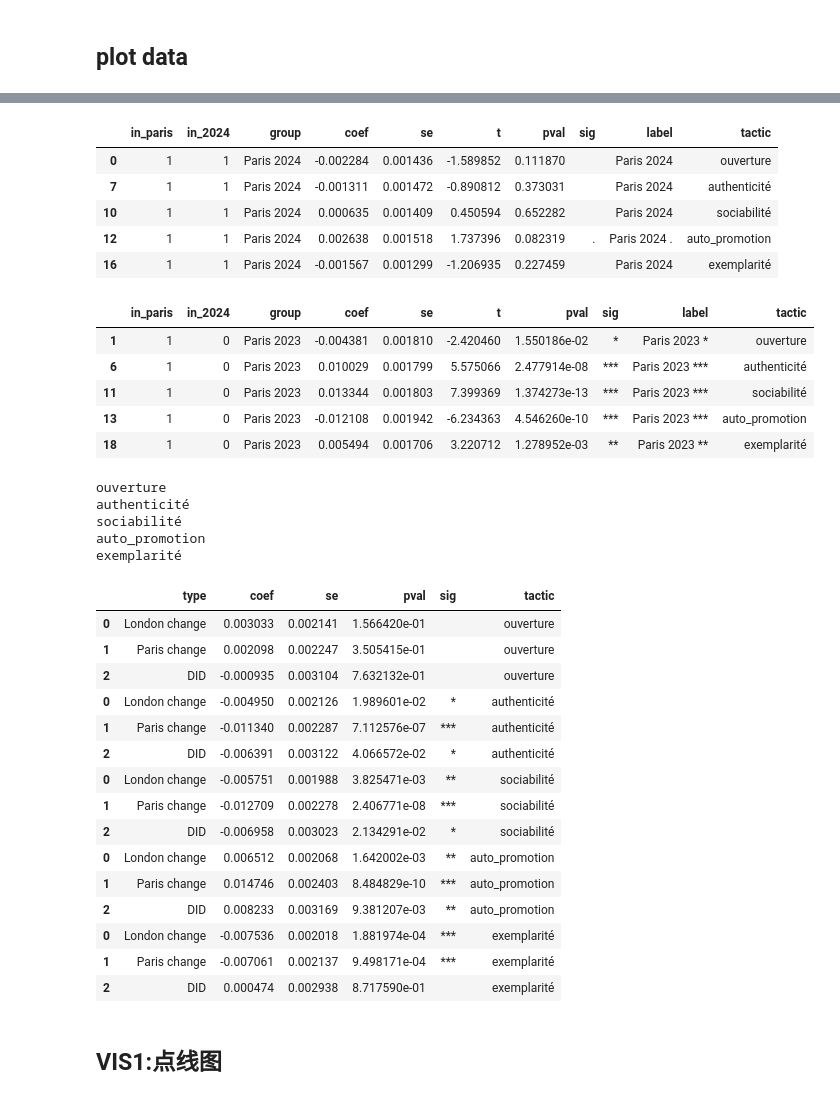
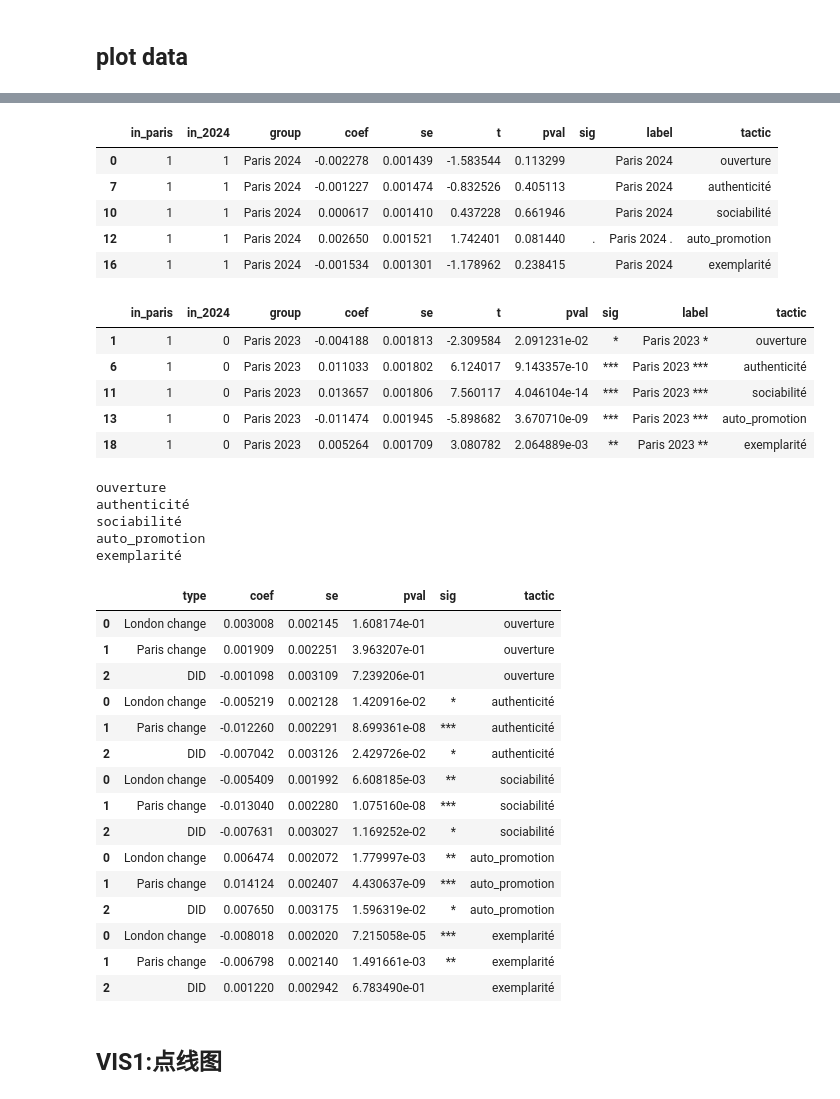
Before and after one commit to yeliu-dh/SelfPresentation_Multimodal_airbnb, a Jupyter notebook: D_stat/test_mod2324.ipynb, the cells around one changed output, grey strips where cells are left out. Drawn from its saved outputs; the diff is of its cells as text; code cells hidden in the pictures.

```diff
--- a/D_stat/test_mod2324.ipynb
+++ b/D_stat/test_mod2324.ipynb
@@ -32,3 +32,11 @@ print(df_all.shape)
 # %%
 # df_all.rename(columns={'len':'text_length'}, inplace=True)
 # df_all.to_csv(path_df, index=False)
+
+# host_picture_type=> dummy
+df_all["pic_no_person"] = (df_all["host_picture_type"]=="no_person").astype(int)
+df_all["pic_pro_style"] = (df_all["host_picture_type"]=="pro_style").astype(int)
+df_all["pic_life_style"] = (df_all["host_picture_type"]=="life_style").astype(int)
+df_all['host_is_superhost']=df_all['host_is_superhost'].apply(lambda x: 1 if x=="t" else 0)
+print(df_all.host_is_superhost.value_counts(dropna=False))
+print(df_all[['pic_no_person','pic_pro_style','pic_life_style']].value_counts(dropna=False))
@@ -539,7 +519,8 @@ x_vars=["host_identity_verified",
     "lang", "text_length",
     "price","availability_90","room_type", "instant_bookable", #'is_within_1km'
     "ouverture", "authenticité","sociabilité","auto_promotion","exemplarité",
-    "host_picture_type","is_smiling"
+    "host_picture_type",'pic_no_person','pic_pro_style','pic_life_style',
+    "is_smiling"
 ]
 
 
@@ -551,7 +532,9 @@ formula= ("booking_rate_l90d ~ C(host_identity_verified)  + review_scores_rating
         "text_length + C(lang) +"
         "price  + availability_90 + C(room_type) + C(instant_bookable) + "
         "ouverture + authenticité + sociabilité + auto_promotion + exemplarité +"
-        "C(host_picture_type) + is_smiling + "
+        # "C(host_picture_type) +"
+        "pic_no_person + pic_pro_style + pic_life_style +"
+        " is_smiling + "
         "in_paris * in_2024"
 )
 
@@ -608,8 +591,8 @@ formula= ("booking_rate_l90d ~ C(host_identity_verified)  + review_scores_rating
         "price  + availability_90 + C(room_type) + C(instant_bookable) + "
         "(ouverture + authenticité + sociabilité + auto_promotion + exemplarité +C(host_picture_type) + is_smiling + C(host_is_superhost))*in_paris*in_2024"
 )
-model=smf.ols(formula, data=df_dropnoface).fit()
-summary=model.summary()
+model_interaction=smf.ols(formula, data=df_dropnoface).fit()
+summary=model_interaction.summary()
 print(summary)
 # %% [output]
                             OLS Regression Results
@@ -850,18 +837,16 @@ display(all_results_df)
 # %%
-all_results_df[all_results_df["group"]=="Paris 2024"]
+display(all_results_df[all_results_df["group"]=="Paris 2024"])
+display(all_results_df[all_results_df["group"]=="Paris 2023"])
 # %% [output]
 |  | in_paris | in_2024 | group | coef | se | t | pval | sig | label | tactic |
-| 0 | 1 | 1 | Paris 2024 | -0.002284 | 0.001436 | -1.589852 | 0.111870 |  | Paris 2024 | ouverture |
-| 7 | 1 | 1 | Paris 2024 | -0.001311 | 0.001472 | -0.890812 | 0.373031 |  | Paris 2024 | authenticité |
-| 10 | 1 | 1 | Paris 2024 | 0.000635 | 0.001409 | 0.450594 | 0.652282 |  | Paris 2024 | sociabilité |
-| 12 | 1 | 1 | Paris 2024 | 0.002638 | 0.001518 | 1.737396 | 0.082319 | . | Paris 2024 . | auto_promotion |
-| 16 | 1 | 1 | Paris 2024 | -0.001567 | 0.001299 | -1.206935 | 0.227459 |  | Paris 2024 | exemplarité |
+| 0 | 1 | 1 | Paris 2024 | -0.002278 | 0.001439 | -1.583544 | 0.113299 |  | Paris 2024 | ouverture |
+| 7 | 1 | 1 | Paris 2024 | -0.001227 | 0.001474 | -0.832526 | 0.405113 |  | Paris 2024 | authenticité |
+| 10 | 1 | 1 | Paris 2024 | 0.000617 | 0.001410 | 0.437228 | 0.661946 |  | Paris 2024 | sociabilité |
+| 12 | 1 | 1 | Paris 2024 | 0.002650 | 0.001521 | 1.742401 | 0.081440 | . | Paris 2024 . | auto_promotion |
+| 16 | 1 | 1 | Paris 2024 | -0.001534 | 0.001301 | -1.178962 | 0.238415 |  | Paris 2024 | exemplarité |
+|  | in_paris | in_2024 | group | coef | se | t | pval | sig | label | tactic |
+| 1 | 1 | 0 | Paris 2023 | -0.004188 | 0.001813 | -2.309584 | 2.091231e-02 | * | Paris 2023 * | ouverture |
+| 6 | 1 | 0 | Paris 2023 | 0.011033 | 0.001802 | 6.124017 | 9.143357e-10 | *** | Paris 2023 *** | authenticité |
+| 11 | 1 | 0 | Paris 2023 | 0.013657 | 0.001806 | 7.560117 | 4.046104e-14 | *** | Paris 2023 *** | sociabilité |
+| 13 | 1 | 0 | Paris 2023 | -0.011474 | 0.001945 | -5.898682 | 3.670710e-09 | *** | Paris 2023 *** | auto_promotion |
+| 18 | 1 | 0 | Paris 2023 | 0.005264 | 0.001709 | 3.080782 | 2.064889e-03 | ** | Paris 2023 ** | exemplarité |
-# %%
-all_results_df[all_results_df["group"]=="Paris 2023"]
-# %% [output]
-|  | in_paris | in_2024 | group | coef | se | t | pval | sig | label | tactic |
-| 1 | 1 | 0 | Paris 2023 | -0.004381 | 0.001810 | -2.420460 | 1.550186e-02 | * | Paris 2023 * | ouverture |
-| 6 | 1 | 0 | Paris 2023 | 0.010029 | 0.001799 | 5.575066 | 2.477914e-08 | *** | Paris 2023 *** | authenticité |
-| 11 | 1 | 0 | Paris 2023 | 0.013344 | 0.001803 | 7.399369 | 1.374273e-13 | *** | Paris 2023 *** | sociabilité |
-| 13 | 1 | 0 | Paris 2023 | -0.012108 | 0.001942 | -6.234363 | 4.546260e-10 | *** | Paris 2023 *** | auto_promotion |
-| 18 | 1 | 0 | Paris 2023 | 0.005494 | 0.001706 | 3.220712 | 1.278952e-03 | ** | Paris 2023 ** | exemplarité |
@@ -872,4 +853,5 @@ all_results_df[all_results_df["group"]=="Paris 2023"]
 # %%
+# beta4 pval
 results_did=[]
 for var in tactics_bio:
     print(var)
@@ -885,21 +867,21 @@ sociabilité
 auto_promotion
 exemplarité
 |  | type | coef | se | pval | sig | tactic |
-| 0 | London change | 0.003033 | 0.002141 | 1.566420e-01 |  | ouverture |
-| 1 | Paris change | 0.002098 | 0.002247 | 3.505415e-01 |  | ouverture |
-| 2 | DID | -0.000935 | 0.003104 | 7.632132e-01 |  | ouverture |
-| 0 | London change | -0.004950 | 0.002126 | 1.989601e-02 | * | authenticité |
-| 1 | Paris change | -0.011340 | 0.002287 | 7.112576e-07 | *** | authenticité |
-| 2 | DID | -0.006391 | 0.003122 | 4.066572e-02 | * | authenticité |
-| 0 | London change | -0.005751 | 0.001988 | 3.825471e-03 | ** | sociabilité |
-| 1 | Paris change | -0.012709 | 0.002278 | 2.406771e-08 | *** | sociabilité |
-| 2 | DID | -0.006958 | 0.003023 | 2.134291e-02 | * | sociabilité |
-| 0 | London change | 0.006512 | 0.002068 | 1.642002e-03 | ** | auto_promotion |
-| 1 | Paris change | 0.014746 | 0.002403 | 8.484829e-10 | *** | auto_promotion |
-| 2 | DID | 0.008233 | 0.003169 | 9.381207e-03 | ** | auto_promotion |
-| 0 | London change | -0.007536 | 0.002018 | 1.881974e-04 | *** | exemplarité |
-| 1 | Paris change | -0.007061 | 0.002137 | 9.498171e-04 | *** | exemplarité |
-| 2 | DID | 0.000474 | 0.002938 | 8.717590e-01 |  | exemplarité |
+| 0 | London change | 0.003008 | 0.002145 | 1.608174e-01 |  | ouverture |
+| 1 | Paris change | 0.001909 | 0.002251 | 3.963207e-01 |  | ouverture |
+| 2 | DID | -0.001098 | 0.003109 | 7.239206e-01 |  | ouverture |
+| 0 | London change | -0.005219 | 0.002128 | 1.420916e-02 | * | authenticité |
+| 1 | Paris change | -0.012260 | 0.002291 | 8.699361e-08 | *** | authenticité |
+| 2 | DID | -0.007042 | 0.003126 | 2.429726e-02 | * | authenticité |
+| 0 | London change | -0.005409 | 0.001992 | 6.608185e-03 | ** | sociabilité |
+| 1 | Paris change | -0.013040 | 0.002280 | 1.075160e-08 | *** | sociabilité |
+| 2 | DID | -0.007631 | 0.003027 | 1.169252e-02 | * | sociabilité |
+| 0 | London change | 0.006474 | 0.002072 | 1.779997e-03 | ** | auto_promotion |
+| 1 | Paris change | 0.014124 | 0.002407 | 4.430637e-09 | *** | auto_promotion |
+| 2 | DID | 0.007650 | 0.003175 | 1.596319e-02 | * | auto_promotion |
+| 0 | London change | -0.008018 | 0.002020 | 7.215058e-05 | *** | exemplarité |
+| 1 | Paris change | -0.006798 | 0.002140 | 1.491661e-03 | ** | exemplarité |
+| 2 | DID | 0.001220 | 0.002942 | 6.783490e-01 |  | exemplarité |
 # %% [markdown]
 ## VIS1:点线图
 # %%
```
Also changed, not shown: parts of 26 cells of this notebook.
